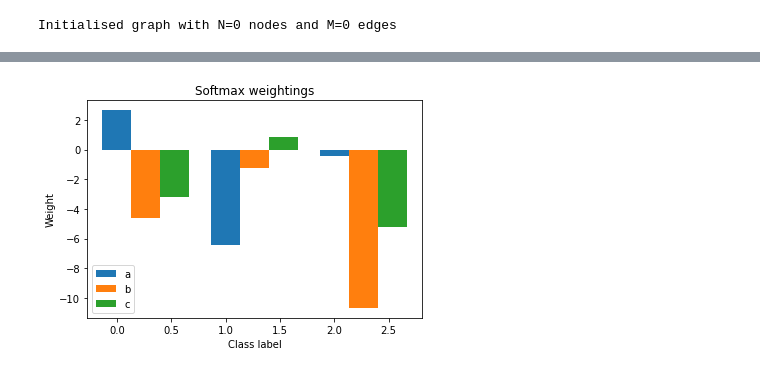
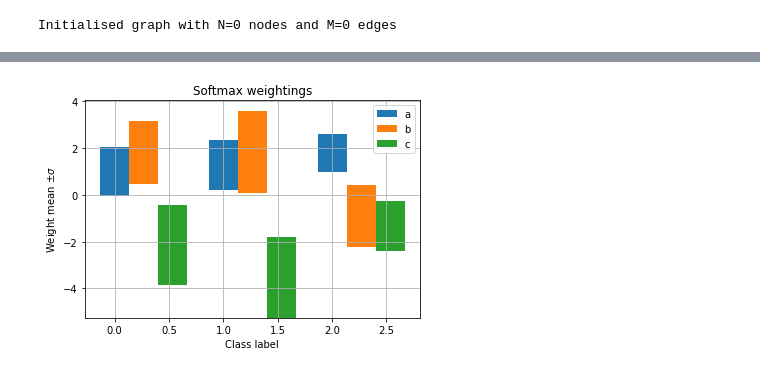
Before and after one commit to LozzaTray/Jormungandr-code, a Jupyter notebook: notebook.ipynb, the cells around one changed output, grey strips where cells are left out. Cells and saved outputs as stored; diff of their text form; code cells hidden in the pictures.

```diff
--- a/notebook.ipynb
+++ b/notebook.ipynb
@@ -25,3 +24,3 @@ Done
 # %%
-classifier = graph.sample_classifier_mcmc(2500, verbose=True)
+classifier = graph.sample_classifier_mcmc(1000, verbose=True)
 # %% [output]
@@ -46,4 +46,4 @@ print(square_weight)
 # %%
-classifier.plot_final_weights(["a", "b", "c"])
+classifier.plot_sampled_weights(["a", "b", "c"])
 # %% [output]
-[figure, old version]
+[figure, new version]
```
Also changed, not shown: parts of 3 cells of this notebook, 4 other files.
